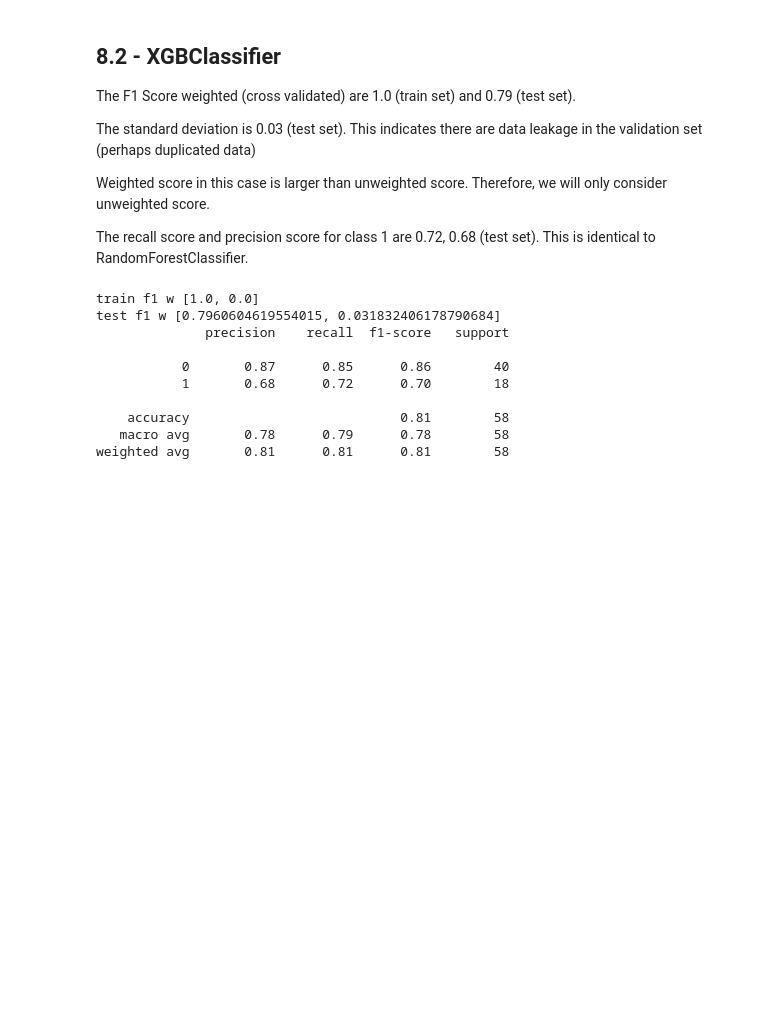
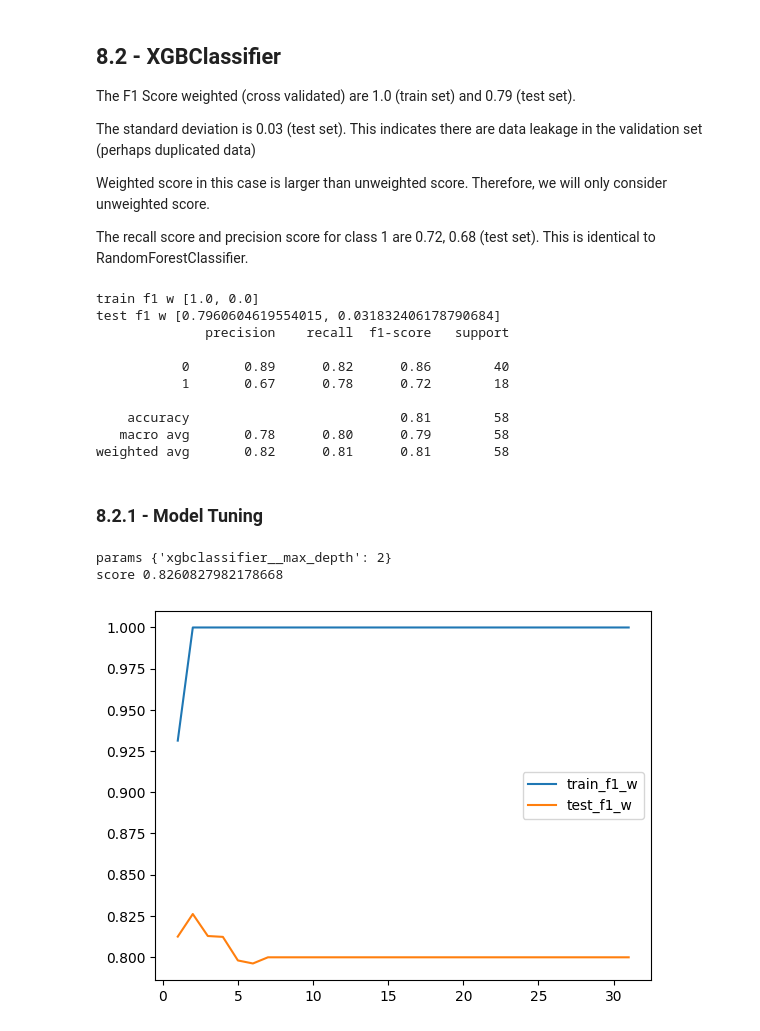
Before and after one commit to jasonrichdarmawan/p1-g3, a Jupyter notebook: h8dsft_P1G3_jason_rich_darmawan_onggo_putra.ipynb, the cells around one changed output. Cells and saved outputs as stored; diff of their text form; code cells hidden in the pictures; blank space fills up the shorter version.

Commit message:
add model eval

```diff
--- a/h8dsft_P1G3_jason_rich_darmawan_onggo_putra.ipynb
+++ b/h8dsft_P1G3_jason_rich_darmawan_onggo_putra.ipynb
@@ -885,7 +912,7 @@ def isolate():
     print("train f1 w", get_mean_std(cv_results['train_f1_w']))
     print("test f1 w", get_mean_std(cv_results['test_f1_w']))
 
-    y_test_pred = rf_clf_default.predict(X=X_test)
+    y_test_pred = xg_clf_default.predict(X=X_test)
 
     print(classification_report(y_true=y_test, y_pred=y_test_pred))
 
@@ -895,9 +922,39 @@ train f1 w [1.0, 0.0]
 test f1 w [0.7960604619554015, 0.031832406178790684]
               precision    recall  f1-score   support
 
-           0       0.87      0.85      0.86        40
-           1       0.68      0.72      0.70        18
+           0       0.89      0.82      0.86        40
+           1       0.67      0.78      0.72        18
 
     accuracy                           0.81        58
-   macro avg       0.78      0.79      0.78        58
-weighted avg       0.81      0.81      0.81        58
+   macro avg       0.78      0.80      0.79        58
+weighted avg       0.82      0.81      0.81        58
+# %% [markdown]
+### 8.2.1 - Model Tuning
+# %%
+# we will choose 2
+def isolate():
+    rf_clf_cv = GridSearchCV(estimator=xg_clf_default,
+                             scoring=scoring,
+                             refit="f1_w",
+                             param_grid={
+                                'xgbclassifier__max_depth': np.arange(1,32,1),
+                             },
+                             return_train_score=True,
+                             n_jobs=-1)
+    rf_clf_cv.fit(X=X_train, y=y_train)
+
+    print("params", rf_clf_cv.best_params_)
+    print("score", rf_clf_cv.best_score_)
+
+    sns.lineplot(x=rf_clf_cv.cv_results_['param_xgbclassifier__max_depth'],
+                 y=rf_clf_cv.cv_results_['mean_train_f1_w'],
+                 label="train_f1_w")
+    sns.lineplot(x=rf_clf_cv.cv_results_['param_xgbclassifier__max_depth'],
+                 y=rf_clf_cv.cv_results_['mean_test_f1_w'],
+                 label="test_f1_w")
+
+isolate()
+# %% [output]
+params {'xgbclassifier__max_depth': 2}
+score 0.8260827982178668
+[figure, added]
```
Also changed, not shown: parts of 13 cells of this notebook.
